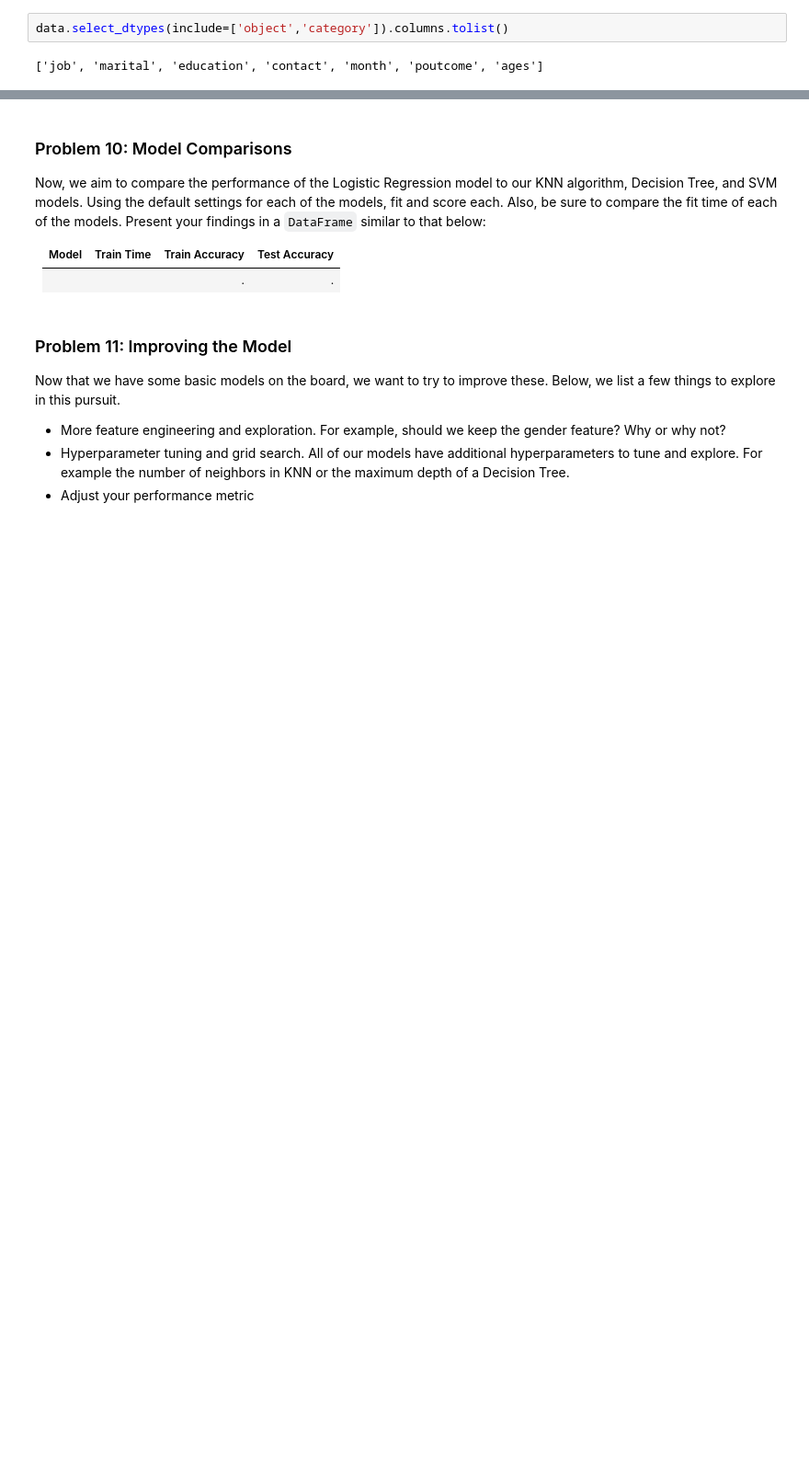
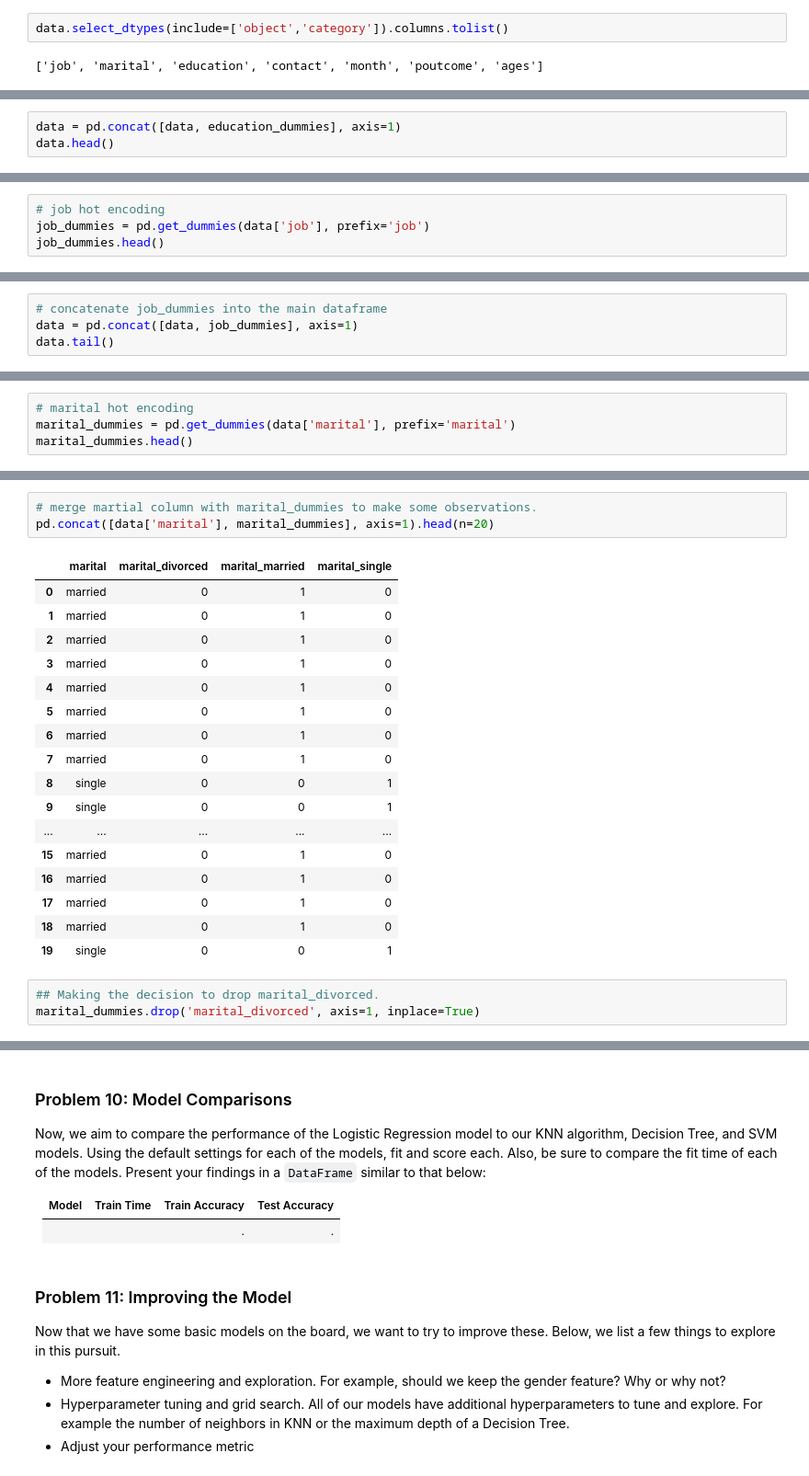
Before and after one commit to leonyi/zero-to-ml_ai-mastery, a Jupyter notebook: practical-application3-comparing-classifiers/comparing-classifiers.ipynb, the cells around one changed output, grey strips where cells are left out. Shown at 92% size. Saved outputs shown, nothing was run; the diff lists cells and outputs as text; blank space fills up the shorter version.

```diff
--- a/practical-application3-comparing-classifiers/comparing-classifiers.ipynb
+++ b/practical-application3-comparing-classifiers/comparing-classifiers.ipynb
@@ -870,0 +962,3 @@ Name: job, dtype: int64
+# %%
+data = pd.concat([data, education_dummies], axis=1)
+data.head()
@@ -870,0 +972,4 @@ Name: job, dtype: int64
+# %%
+# job hot encoding
+job_dummies = pd.get_dummies(data['job'], prefix='job')
+job_dummies.head()
@@ -870,0 +983,4 @@ Name: job, dtype: int64
+# %%
+# concatenate job_dummies into the main dataframe
+data = pd.concat([data, job_dummies], axis=1)
+data.tail()
@@ -870,0 +994,4 @@ Name: job, dtype: int64
+# %%
+# marital hot encoding
+marital_dummies = pd.get_dummies(data['marital'], prefix='marital')
+marital_dummies.head()
@@ -870,0 +1005,24 @@ Name: job, dtype: int64
+# %%
+# merge martial column with marital_dummies to make some observations.
+pd.concat([data['marital'], marital_dummies], axis=1).head(n=20)
+# %% [output]
+|  | marital | marital_divorced | marital_married | marital_single |
+| 0 | married | 0 | 1 | 0 |
+| 1 | married | 0 | 1 | 0 |
+| 2 | married | 0 | 1 | 0 |
+| 3 | married | 0 | 1 | 0 |
+| 4 | married | 0 | 1 | 0 |
+| 5 | married | 0 | 1 | 0 |
+| 6 | married | 0 | 1 | 0 |
+| 7 | married | 0 | 1 | 0 |
+| 8 | single | 0 | 0 | 1 |
+| 9 | single | 0 | 0 | 1 |
+| ... | ... | ... | ... | ... |
+| 15 | married | 0 | 1 | 0 |
+| 16 | married | 0 | 1 | 0 |
+| 17 | married | 0 | 1 | 0 |
+| 18 | married | 0 | 1 | 0 |
+| 19 | single | 0 | 0 | 1 |
+# %%
+## Making the decision to drop marital_divorced.
+marital_dummies.drop('marital_divorced', axis=1, inplace=True)
```
Also changed, not shown: parts of 42 cells of this notebook.
